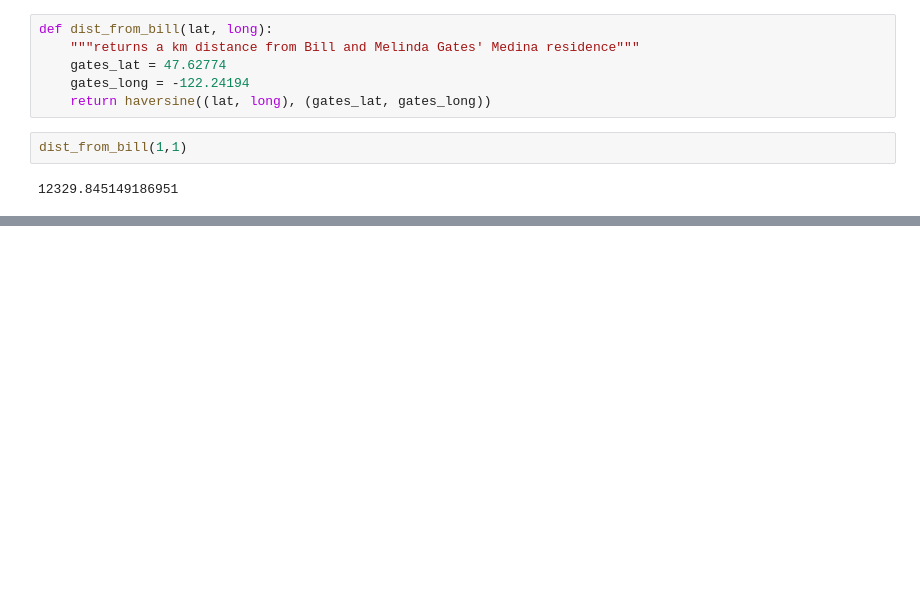
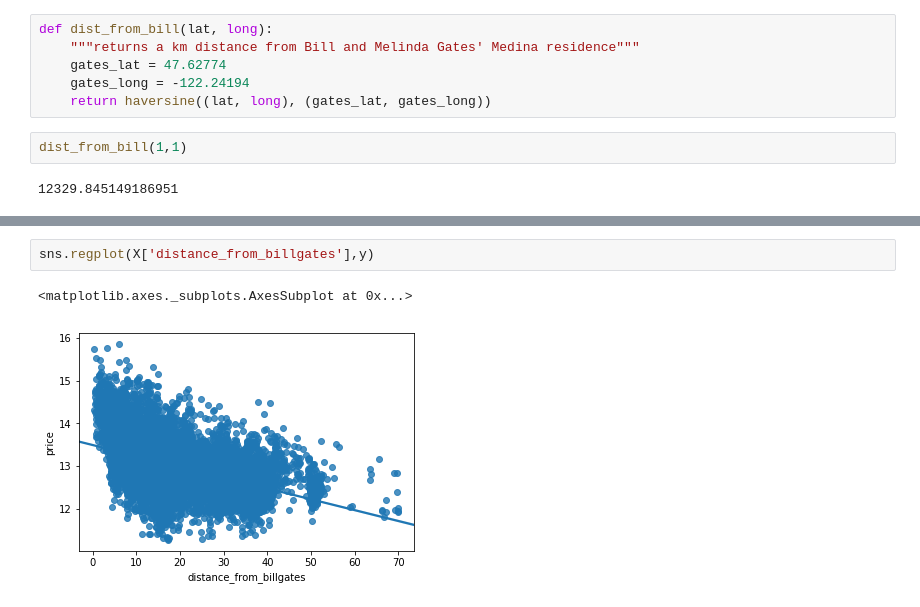
Before and after one commit to allisonhonold/dsc-v2-mod1-final-project-seattle-ds-080519, a Jupyter notebook: allison_data_pipe.ipynb, the cells around one changed output, grey strips where cells are left out. Drawn from its saved outputs; the diff is of its cells as text; blank space fills up the shorter version.

```diff
--- a/allison_data_pipe.ipynb
+++ b/allison_data_pipe.ipynb
@@ -121,0 +136,5 @@ dist_from_bill(1,1)
+# %%
+sns.regplot(X['distance_from_billgates'],y)
+# %% [output]
+<matplotlib.axes._subplots.AxesSubplot at 0x...>
+[figure, added]
```
Also changed, not shown: parts of 9 cells of this notebook.
